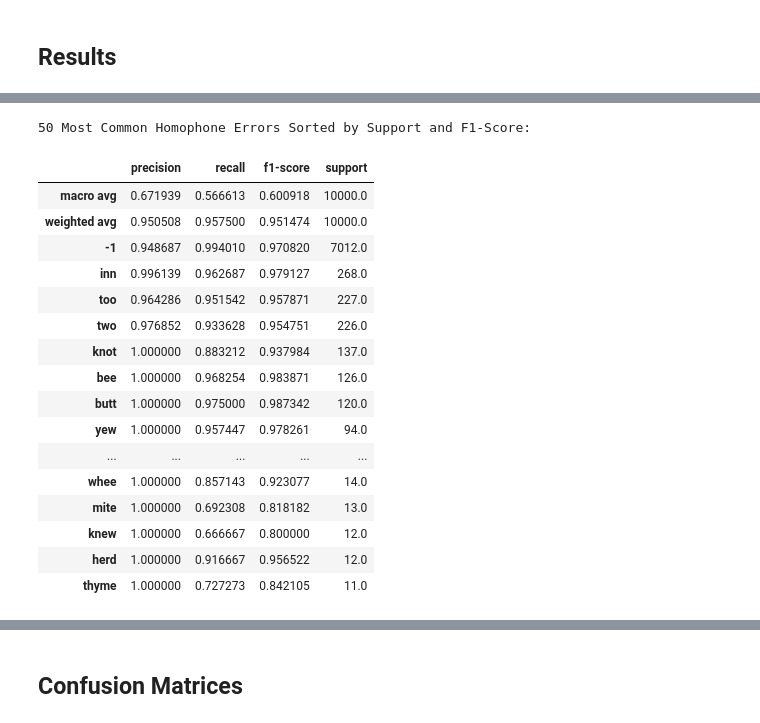
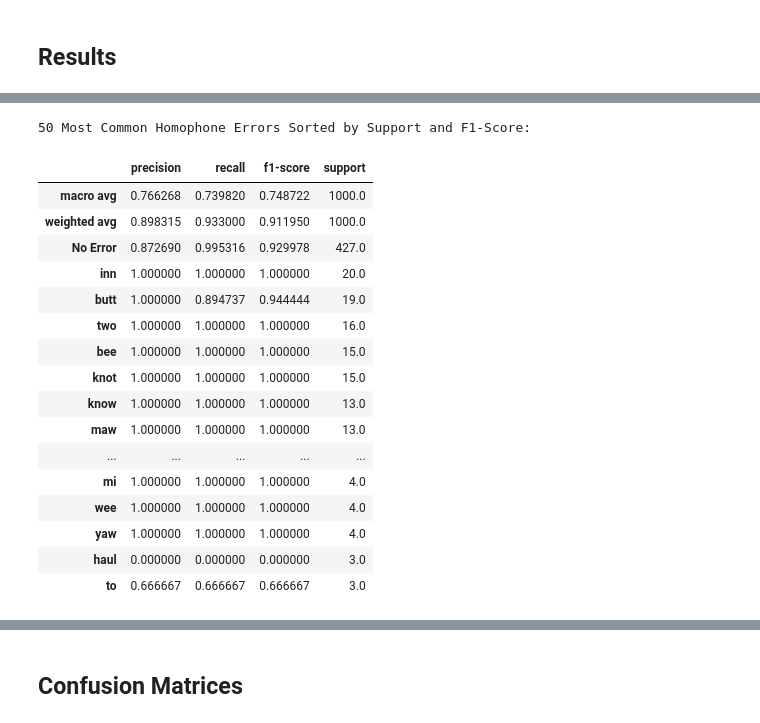
Before and after one commit to mfgeary/dsan5800-final-project, a Jupyter notebook: code/final-model.ipynb, the cells around one changed output, grey strips where cells are left out. Drawn from its saved outputs; the diff is of its cells as text; code cells hidden in the pictures.

```diff
--- a/code/final-model.ipynb
+++ b/code/final-model.ipynb
@@ -781,0 +733,4 @@ To disable this warning, you can either:
+# %%
+output_df = pd.read_csv("../data/gutenberg-1000.csv")
+# %%
+test_df = pd.read_csv("../data/test-data-10000.csv")
@@ -781,0 +769,25 @@ To disable this warning, you can either:
+# %%
+import ast
+import math
+
+# Cleaning Data
+columns_to_fill = ['error_idx']
+fill_value = -1
+
+# Fill Unknown locations as -1
+output_df[columns_to_fill] = output_df[columns_to_fill].applymap(lambda x: fill_value if (isinstance(x, list) and len(x) == 0) or (isinstance(x, float) and math.isnan(x)) else x)
+
+# Fill NAs
+columns_to_fill = ['error', 'correct_word']
+fill_value = "No Error"
+
+output_df[columns_to_fill] = output_df[columns_to_fill].applymap(lambda x: fill_value if (isinstance(x, list) and len(x) == 0) or (isinstance(x, float) and math.isnan(x)) else x)
+
+# Retrive list items
+columns_to_fill = ['error_idx', 'error', 'correct_word']
+output_df[columns_to_fill] = output_df[columns_to_fill].applymap(lambda x: x[0] if (isinstance(x, list) and len(x) != 0) else x)
+
+columns_to_fill = ['is_error', 'has_homophone']
+output_df[columns_to_fill] = output_df[columns_to_fill].applymap(lambda x: x if (isinstance(x, bool)) else False)
+
+output_df
@@ -820,29 +846,27 @@ pd.DataFrame(classification_report(test_error_idx, output_error_idx, output_dict
 # %%
-# output_df = pd.read_csv("../data/gutenberg-bert-uncased-output.csv")
-
-test_error = [i if str(i) != str(np.nan) else -1 for i in test_df["error"]]
-output_error = [i[0] if len(i)==1 else -1 for i in output_df["error"]]
+test_error = [str(x) if isinstance(x, str) and not pd.isna(x) else "No Error" for x in test_df["error"]]
+output_error = [str(x) if isinstance(x, str) and not pd.isna(x) else "No Error" for x in output_df["error"]]
 
 print("50 Most Common Homophone Errors Sorted by Support and F1-Score: ")
 # Sort by support and f1-score
 pd.DataFrame(classification_report(test_error, output_error, output_dict=True, zero_division=False)).transpose().sort_values(["support", "f1-score"], ascending=[False, True]).head(50)
 # %% [output]
 50 Most Common Homophone Errors Sorted by Support and F1-Score:
 |  | precision | recall | f1-score | support |
-| macro avg | 0.671939 | 0.566613 | 0.600918 | 10000.0 |
-| weighted avg | 0.950508 | 0.957500 | 0.951474 | 10000.0 |
-| -1 | 0.948687 | 0.994010 | 0.970820 | 7012.0 |
-| inn | 0.996139 | 0.962687 | 0.979127 | 268.0 |
-| too | 0.964286 | 0.951542 | 0.957871 | 227.0 |
-| two | 0.976852 | 0.933628 | 0.954751 | 226.0 |
-| knot | 1.000000 | 0.883212 | 0.937984 | 137.0 |
-| bee | 1.000000 | 0.968254 | 0.983871 | 126.0 |
-| butt | 1.000000 | 0.975000 | 0.987342 | 120.0 |
-| yew | 1.000000 | 0.957447 | 0.978261 | 94.0 |
+| macro avg | 0.766268 | 0.739820 | 0.748722 | 1000.0 |
+| weighted avg | 0.898315 | 0.933000 | 0.911950 | 1000.0 |
+| No Error | 0.872690 | 0.995316 | 0.929978 | 427.0 |
+| inn | 1.000000 | 1.000000 | 1.000000 | 20.0 |
+| butt | 1.000000 | 0.894737 | 0.944444 | 19.0 |
+| two | 1.000000 | 1.000000 | 1.000000 | 16.0 |
+| bee | 1.000000 | 1.000000 | 1.000000 | 15.0 |
+| knot | 1.000000 | 1.000000 | 1.000000 | 15.0 |
+| know | 1.000000 | 1.000000 | 1.000000 | 13.0 |
+| maw | 1.000000 | 1.000000 | 1.000000 | 13.0 |
 | ... | ... | ... | ... | ... |
-| whee | 1.000000 | 0.857143 | 0.923077 | 14.0 |
-| mite | 1.000000 | 0.692308 | 0.818182 | 13.0 |
-| knew | 1.000000 | 0.666667 | 0.800000 | 12.0 |
-| herd | 1.000000 | 0.916667 | 0.956522 | 12.0 |
-| thyme | 1.000000 | 0.727273 | 0.842105 | 11.0 |
+| mi | 1.000000 | 1.000000 | 1.000000 | 4.0 |
+| wee | 1.000000 | 1.000000 | 1.000000 | 4.0 |
+| yaw | 1.000000 | 1.000000 | 1.000000 | 4.0 |
+| haul | 0.000000 | 0.000000 | 0.000000 | 3.0 |
+| to | 0.666667 | 0.666667 | 0.666667 | 3.0 |
 # %%
```
Also changed, not shown: parts of 19 cells of this notebook, 3 other files.
